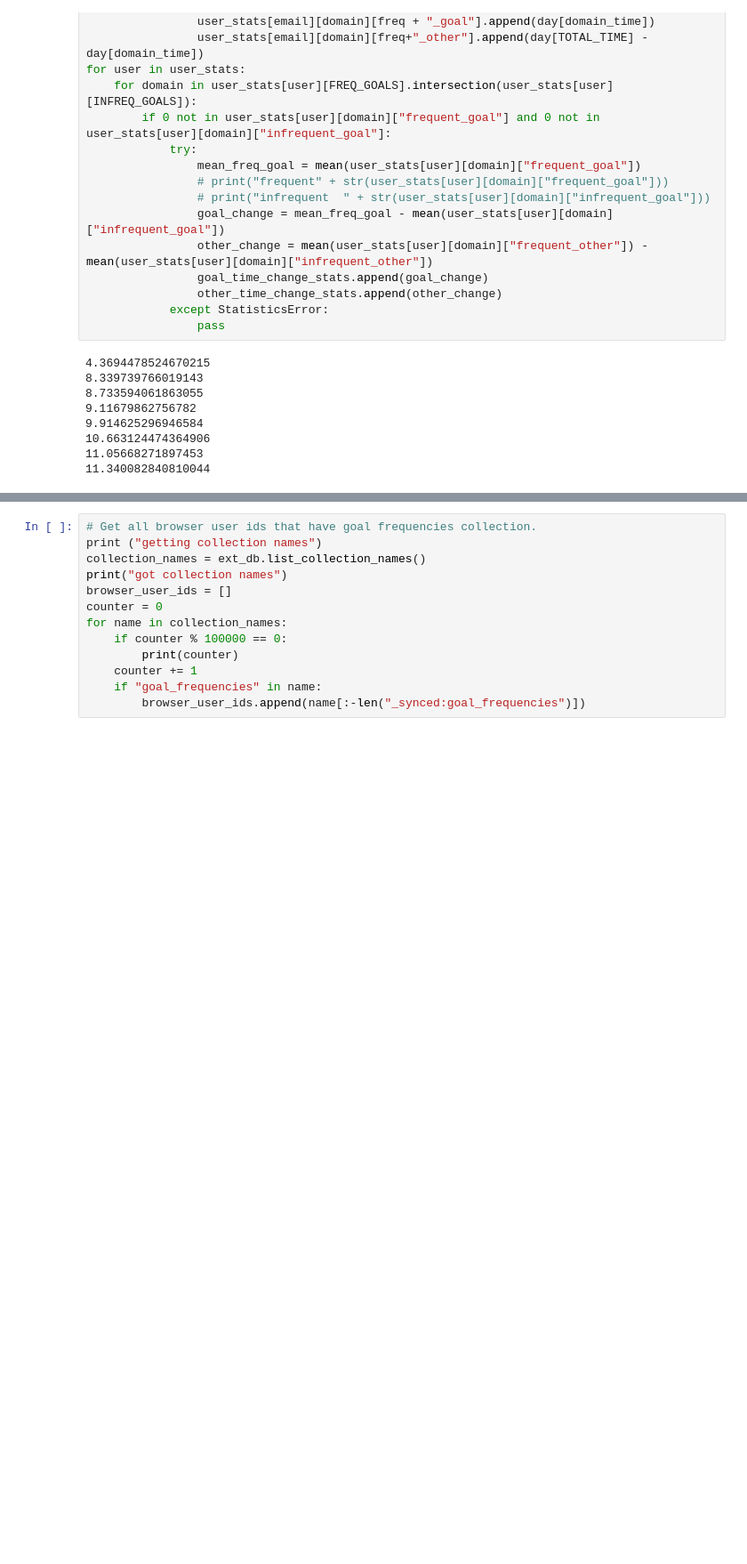
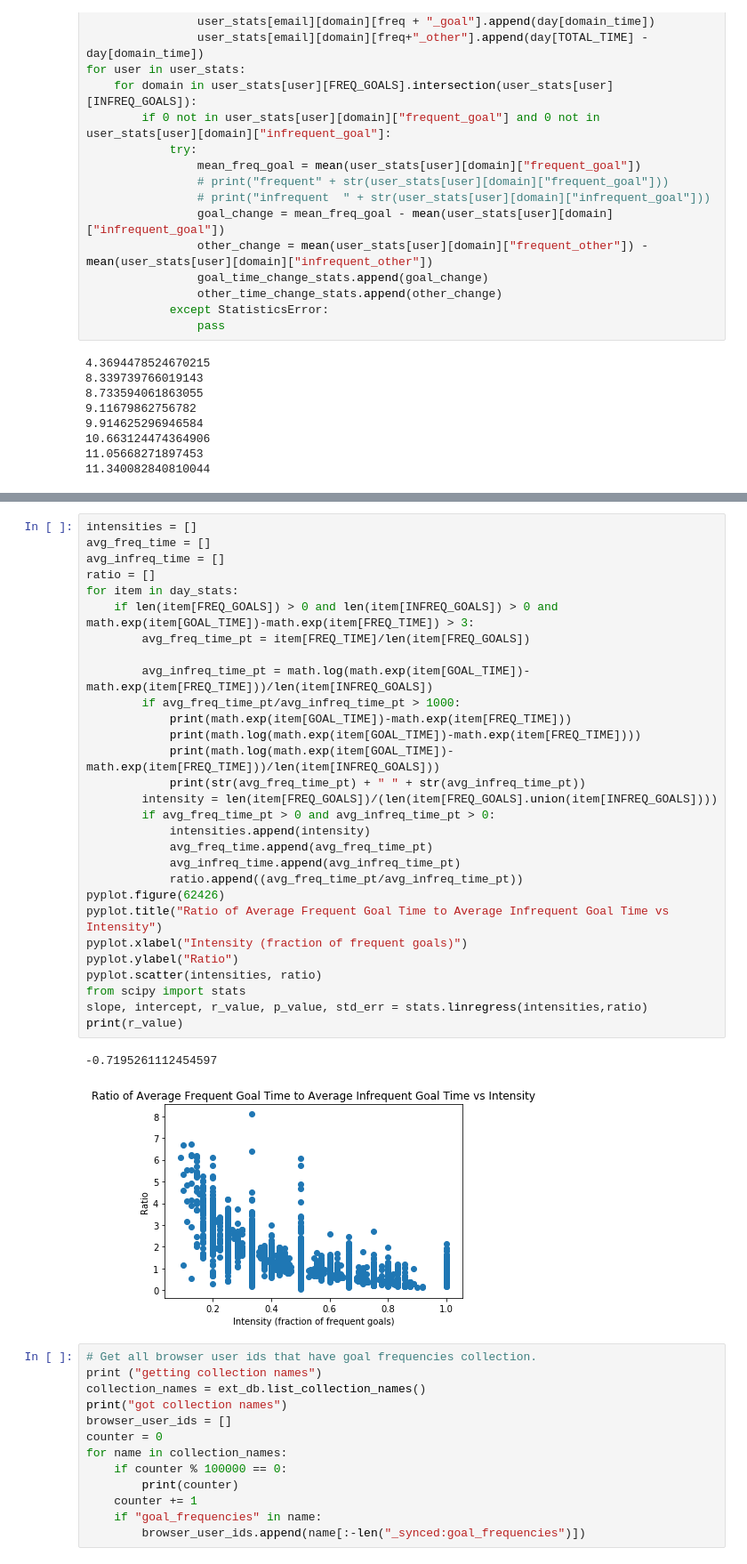
Before and after one commit to gkovacs/habitlab-conservation-analysis, a Jupyter notebook: Effect of Frequency on Total Time Spent.ipynb, the cells around one changed output, grey strips where cells are left out. Shown at 89% size. Saved outputs shown, nothing was run; the diff lists cells and outputs as text; blank space fills up the shorter version.

```diff
--- a/Effect of Frequency on Total Time Spent.ipynb
+++ b/Effect of Frequency on Total Time Spent.ipynb
@@ -682,3 +721,35 @@ print()
+# %%
+intensities = []
+avg_freq_time = []
+avg_infreq_time = []
+ratio = []
+for item in day_stats:
+    if len(item[FREQ_GOALS]) > 0 and len(item[INFREQ_GOALS]) > 0 and math.exp(item[GOAL_TIME])-math.exp(item[FREQ_TIME]) > 3:
+        avg_freq_time_pt = item[FREQ_TIME]/len(item[FREQ_GOALS])
+
+        avg_infreq_time_pt = math.log(math.exp(item[GOAL_TIME])-math.exp(item[FREQ_TIME]))/len(item[INFREQ_GOALS])
+        if avg_freq_time_pt/avg_infreq_time_pt > 1000:
+            print(math.exp(item[GOAL_TIME])-math.exp(item[FREQ_TIME]))
+            print(math.log(math.exp(item[GOAL_TIME])-math.exp(item[FREQ_TIME])))
+            print(math.log(math.exp(item[GOAL_TIME])-math.exp(item[FREQ_TIME]))/len(item[INFREQ_GOALS]))
+            print(str(avg_freq_time_pt) + " " + str(avg_infreq_time_pt))
+        intensity = len(item[FREQ_GOALS])/(len(item[FREQ_GOALS].union(item[INFREQ_GOALS])))
+        if avg_freq_time_pt > 0 and avg_infreq_time_pt > 0:
+            intensities.append(intensity)
+            avg_freq_time.append(avg_freq_time_pt)
+            avg_infreq_time.append(avg_infreq_time_pt)
+            ratio.append((avg_freq_time_pt/avg_infreq_time_pt))
+pyplot.figure(62426)
+pyplot.title("Ratio of Average Frequent Goal Time to Average Infrequent Goal Time vs Intensity")
+pyplot.xlabel("Intensity (fraction of frequent goals)")
+pyplot.ylabel("Ratio")
+pyplot.scatter(intensities, ratio)
+from scipy import stats
+slope, intercept, r_value, p_value, std_err = stats.linregress(intensities,ratio)
+print(r_value)
+# %% [output]
+-0.7195261112454597
+[figure, added]
 # %%
 # Get all browser user ids that have goal frequencies collection.
 print ("getting collection names")
```
Also changed, not shown: parts of 42 cells of this notebook, 17 other files.
